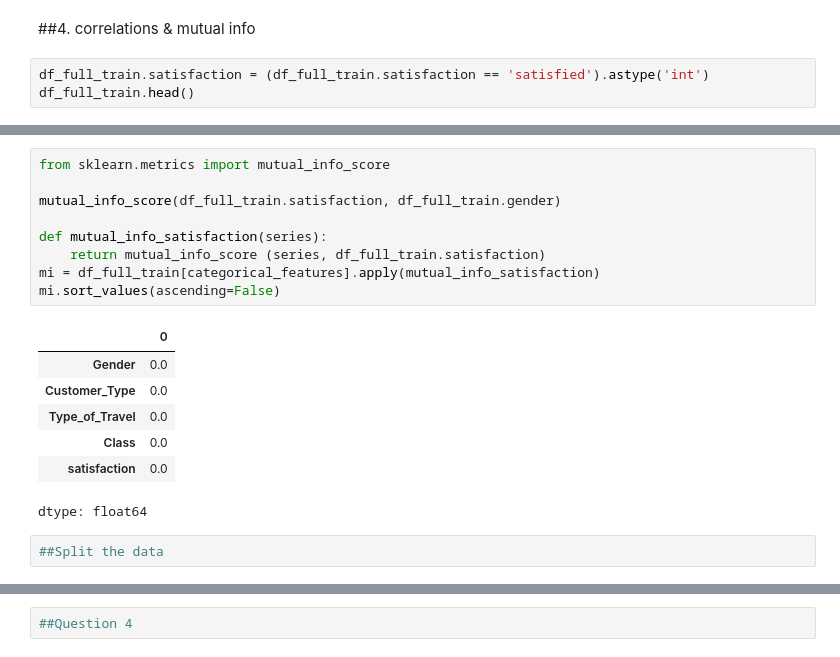
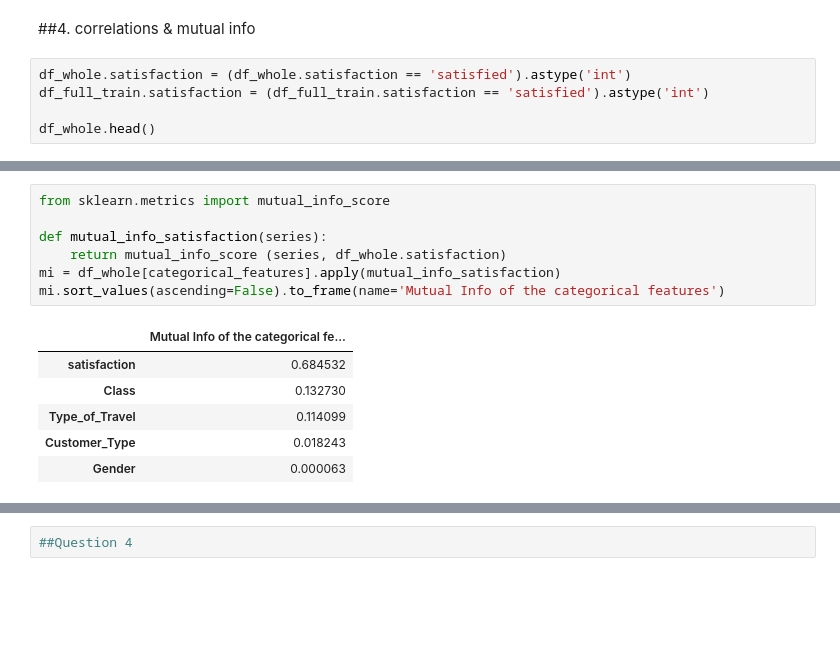
Before and after one commit to sjfjawe/Airline-Customer-Satisfaction-Prediction, a Jupyter notebook: notebook.ipynb, the cells around one changed output, grey strips where cells are left out. Drawn from its saved outputs; the diff is of its cells as text; blank space fills up the shorter version.

```diff
--- a/notebook.ipynb
+++ b/notebook.ipynb
@@ -297,8 +311,10 @@ df_train.head()
 # %% [markdown]
 ##4. correlations & mutual info
 # %%
+df_whole.satisfaction = (df_whole.satisfaction == 'satisfied').astype('int')
 df_full_train.satisfaction = (df_full_train.satisfaction == 'satisfied').astype('int')
-df_full_train.head()
+
+df_whole.head()
 # %% [output]
 |  | Gender | Customer_Type | Age | Type_of_Travel | Class | Flight_Distance | Inflight_wifi_service | ... |
 | 0 | Male | Loyal Customer | 13 | Personal Travel | Eco Plus | 460 | 3 | ... |
@@ -336,19 +390,14 @@ mutual_info_score(df_full_train['satisfaction'], df_full_train['Gender'])
 # %%
 from sklearn.metrics import mutual_info_score
 
-mutual_info_score(df_full_train.satisfaction, df_full_train.gender)
-
 def mutual_info_satisfaction(series):
-    return mutual_info_score (series, df_full_train.satisfaction)
-mi = df_full_train[categorical_features].apply(mutual_info_satisfaction)
-mi.sort_values(ascending=False)
+    return mutual_info_score (series, df_whole.satisfaction)
+mi = df_whole[categorical_features].apply(mutual_info_satisfaction)
+mi.sort_values(ascending=False).to_frame(name='Mutual Info of the categorical features')
 # %% [output]
-|  | 0 |
-| Gender | 0.0 |
-| Customer_Type | 0.0 |
-| Type_of_Travel | 0.0 |
-| Class | 0.0 |
-| satisfaction | 0.0 |
+|  | Mutual Info of the categorical fe... |
+| satisfaction | 0.684532 |
+| Class | 0.132730 |
+| Type_of_Travel | 0.114099 |
+| Customer_Type | 0.018243 |
+| Gender | 0.000063 |
-dtype: float64
-# %%
-##Split the data
```
Also changed, not shown: parts of 16 cells of this notebook.
